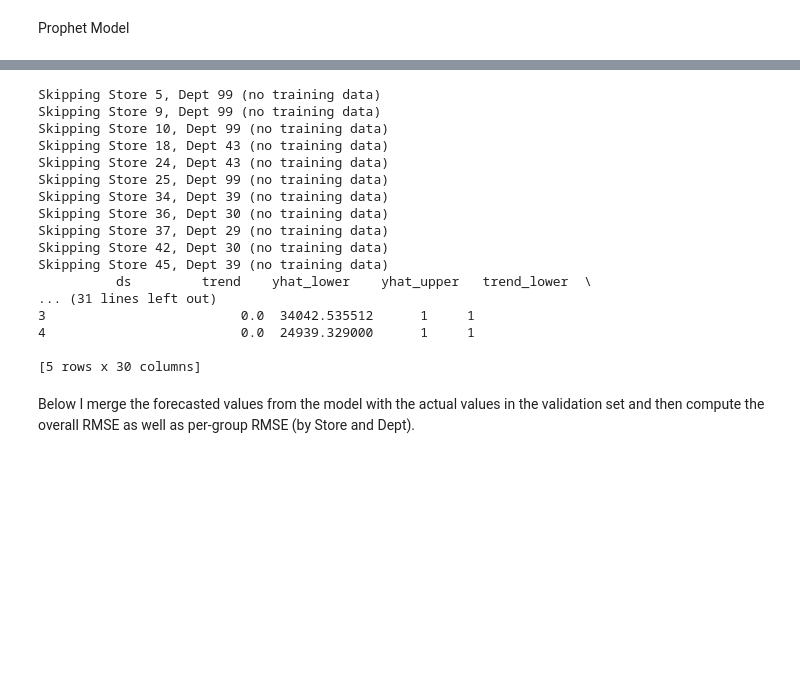
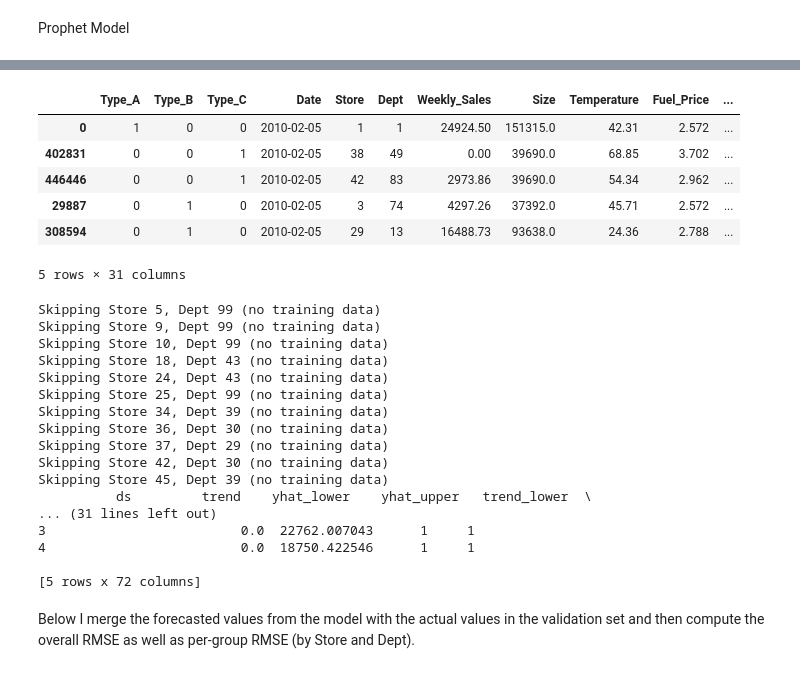
Before and after one commit to johnpospisil/walmart-sales, a Jupyter notebook: forecasting-walmart-sales.ipynb, the cells around one changed output, grey strips where cells are left out. Saved outputs shown, nothing was run; the diff lists cells and outputs as text; code cells hidden in the pictures; blank space fills up the shorter version.

```diff
--- a/forecasting-walmart-sales.ipynb
+++ b/forecasting-walmart-sales.ipynb
@@ -1712,3 +1857,13 @@ Prophet Model
+# %%
+train.head()
+# %% [output]
+|  | Type_A | Type_B | Type_C | Date | Store | Dept | Weekly_Sales | Size | Temperature | Fuel_Price | ... |
+| 0 | 1 | 0 | 0 | 2010-02-05 | 1 | 1 | 24924.50 | 151315.0 | 42.31 | 2.572 | ... |
+| 402831 | 0 | 0 | 1 | 2010-02-05 | 38 | 49 | 0.00 | 39690.0 | 68.85 | 3.702 | ... |
+| 446446 | 0 | 0 | 1 | 2010-02-05 | 42 | 83 | 2973.86 | 39690.0 | 54.34 | 2.962 | ... |
+| 29887 | 0 | 1 | 0 | 2010-02-05 | 3 | 74 | 4297.26 | 37392.0 | 45.71 | 2.572 | ... |
+| 308594 | 0 | 1 | 0 | 2010-02-05 | 29 | 13 | 16488.73 | 93638.0 | 24.36 | 2.788 | ... |
+5 rows × 31 columns
 # %%
 import os
 os.environ["CMDSTANPY_LOG_LEVEL"] = "ERROR"  # Set cmdstanpy log level to ERROR
@@ -1728,6 +1883,17 @@ test_groups = test[['Store', 'Dept']].drop_duplicates()
 
 # Dictionary to store forecasts for each (Store, Dept) combination
 forecasts = {}
+
+# List of engineered features to add as regressors.
+# (Ensure these features are computed in your train DataFrame before this code runs.)
+regressors = [
+    'CPI', 'Unemployment', 'MarkDown1', 'MarkDown2',
+    'MarkDown3', 'MarkDown4', 'MarkDown5',
+    'lag_1', 'lag_2', 'rolling_4w',
+    'Month_sin', 'Month_cos', 'cumulative_MarkDown1',
+    'cumulative_MarkDown2', 'cumulative_MarkDown3',
+    'cumulative_MarkDown4', 'cumulative_MarkDown5'
+]
 
 # Loop over each unique Store–Dept combination present in test.csv
 for idx, row in test_groups.iterrows():
@@ -1756,8 +1922,8 @@ for idx, row in test_groups.iterrows():
 
     # --- Build and fit the Prophet model ---
     model = Prophet()
-    # Add external regressors if present
-    for regressor in ['CPI', 'Unemployment', 'MarkDown1']:
+    # Add external regressors if present in the training data.
+    for regressor in regressors:
         if regressor in train_series.columns:
             model.add_regressor(regressor)
 
@@ -1782,7 +1948,7 @@ for idx, row in test_groups.iterrows():
     # --- Create future dataframe for forecasting using weekly frequency ---
     future = model.make_future_dataframe(periods=forecast_periods, freq='W')
     # For each external regressor, fill future values with the last observed training value.
-    for regressor in ['CPI', 'Unemployment', 'MarkDown1']:
+    for regressor in regressors:
         if regressor in train_series.columns:
             future[regressor] = train_series[regressor].iloc[-1]
 
@@ -1818,10 +1984,10 @@ Skipping Store 42, Dept 30 (no training data)
 Skipping Store 45, Dept 39 (no training data)
           ds         trend    yhat_lower    yhat_upper   trend_lower  \
 ... (31 lines left out)
-3                         0.0  34042.535512      1     1
-4                         0.0  24939.329000      1     1
+3                         0.0  22762.007043      1     1
+4                         0.0  18750.422546      1     1
 
-[5 rows x 30 columns]
+[5 rows x 72 columns]
 # %% [markdown]
 Below I merge the forecasted values from the model with the actual values in the validation set and then compute the overall RMSE as well as per-group RMSE (by Store and Dept).
 # %%
```
Also changed, not shown: parts of 11 cells of this notebook.
